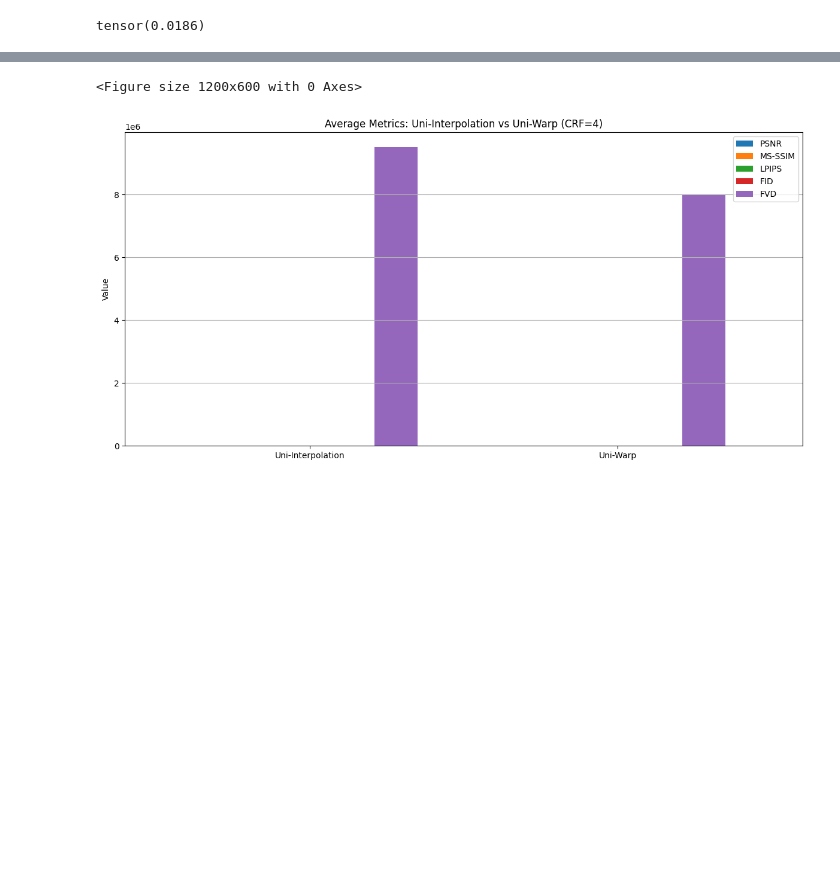
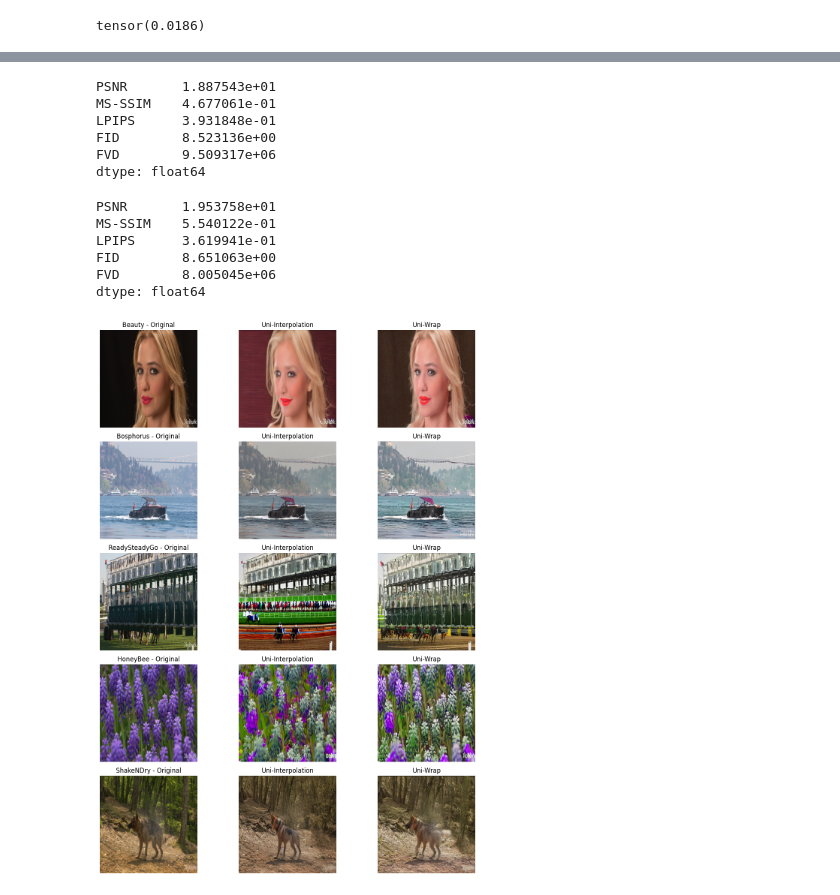
Before and after one commit to Maryamsana-1998/UniControl_Video_Interpolation, a Jupyter notebook: wrap_loss.ipynb, the cells around one changed output, grey strips where cells are left out. Saved outputs shown, nothing was run; the diff lists cells and outputs as text; code cells hidden in the pictures; blank space fills up the shorter version.

Commit message:
warp and global experiment tests

```diff
--- a/wrap_loss.ipynb
+++ b/wrap_loss.ipynb
@@ -126,20 +133,58 @@ for metric in metrics:
-# %%
-# Combine into one DataFrame
-comparison_df = pd.DataFrame({
-    'Uni-Interpolation': avg_in,
-    'Uni-Warp': avg_wrap
-}).T
-
-# Plot bar chart
-plt.figure(figsize=(12, 6))
-comparison_df.plot(kind='bar', figsize=(12, 6), width=0.7)
-plt.title("Average Metrics: Uni-Interpolation vs Uni-Warp (CRF=4)")
-plt.ylabel("Value")
-plt.xticks(rotation=0)
-plt.grid(axis='y')
-plt.tight_layout()
-# plt.savefig("experiments/comparison_all_metrics_q4.png")  # Save
-plt.show()
-# %% [output]
-<Figure size 1200x600 with 0 Axes>
-[figure, removed]
+# %%
+avg_in
+# %% [output]
+PSNR       1.887543e+01
+MS-SSIM    4.677061e-01
+LPIPS      3.931848e-01
+FID        8.523136e+00
+FVD        9.509317e+06
+dtype: float64
+# %%
+avg_wrap
+# %% [output]
+PSNR       1.953758e+01
+MS-SSIM    5.540122e-01
+LPIPS      3.619941e-01
+FID        8.651063e+00
+FVD        8.005045e+06
+dtype: float64
+# %%
+import matplotlib.pyplot as plt
+import cv2
+from pathlib import Path
+
+# Base paths
+uni_inter_path = Path('experiments/uni_interpolation/preds_25k/')
+uni_wrap_path = Path('experiments/uni_dir_wrap/preds_25k/')
+original_path = Path('../Ultra_Perceptual_Video_Compression/data/UVG/')
+
+# Video list
+videos = ['Beauty', 'Bosphorus', 'ReadySteadyGo', 'HoneyBee', 'ShakeNDry']
+
+# Set up plot
+fig, axs = plt.subplots(len(videos), 3, figsize=(12, 3 * len(videos)))
+
+for idx, video in enumerate(videos):
+    uni = cv2.imread(str(uni_inter_path / video / 'im00002_pred.png'))
+    wrap = cv2.imread(str(uni_wrap_path / video / 'im00002_pred.png'))
+    original = cv2.imread(str(original_path / video / 'images' / 'frame_0001.png'))
+
+    # Convert BGR to RGB for plotting
+    uni = cv2.cvtColor(uni, cv2.COLOR_BGR2RGB)
+    wrap = cv2.cvtColor(wrap, cv2.COLOR_BGR2RGB)
+    original = cv2.resize(cv2.cvtColor(original, cv2.COLOR_BGR2RGB),(512,512))
+
+    axs[idx, 0].imshow(original)
+    axs[idx, 0].set_title(f"{video} - Original")
+    axs[idx, 1].imshow(uni)
+    axs[idx, 1].set_title("Uni-Interpolation")
+    axs[idx, 2].imshow(wrap)
+    axs[idx, 2].set_title("Uni-Wrap")
+
+    for ax in axs[idx]:
+        ax.axis('off')
+
+plt.tight_layout()
+plt.show()
+# %% [output]
+[figure, added]
```
Also changed, not shown: parts of 1 cell of this notebook, 1 other file.
